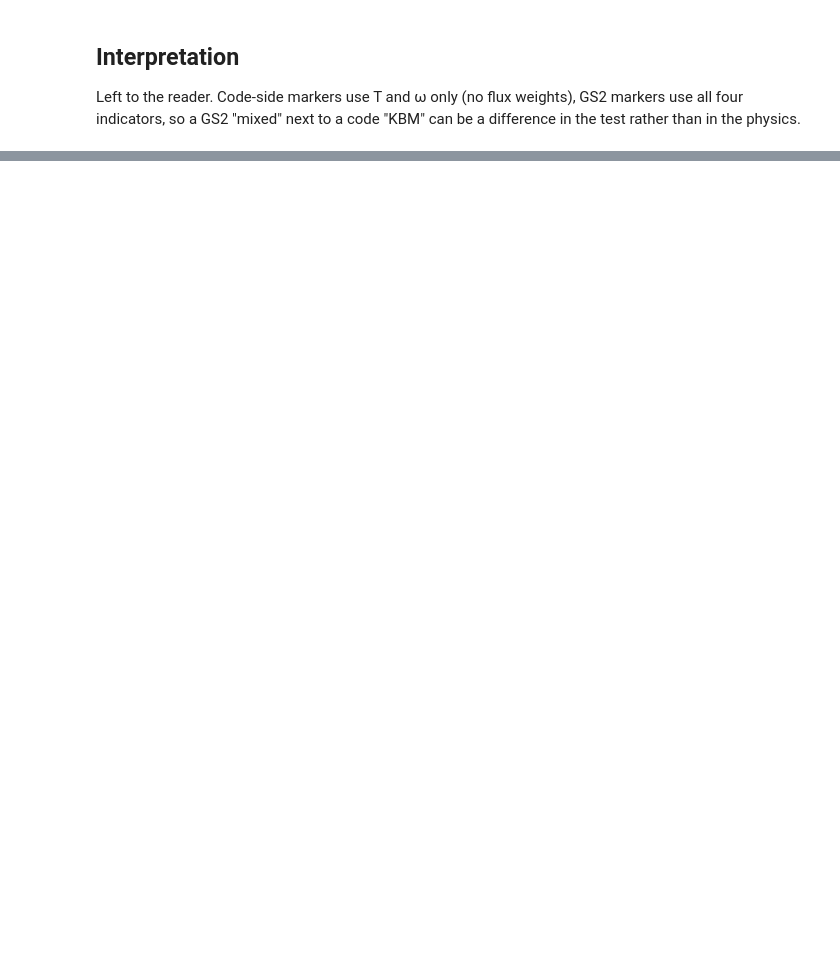
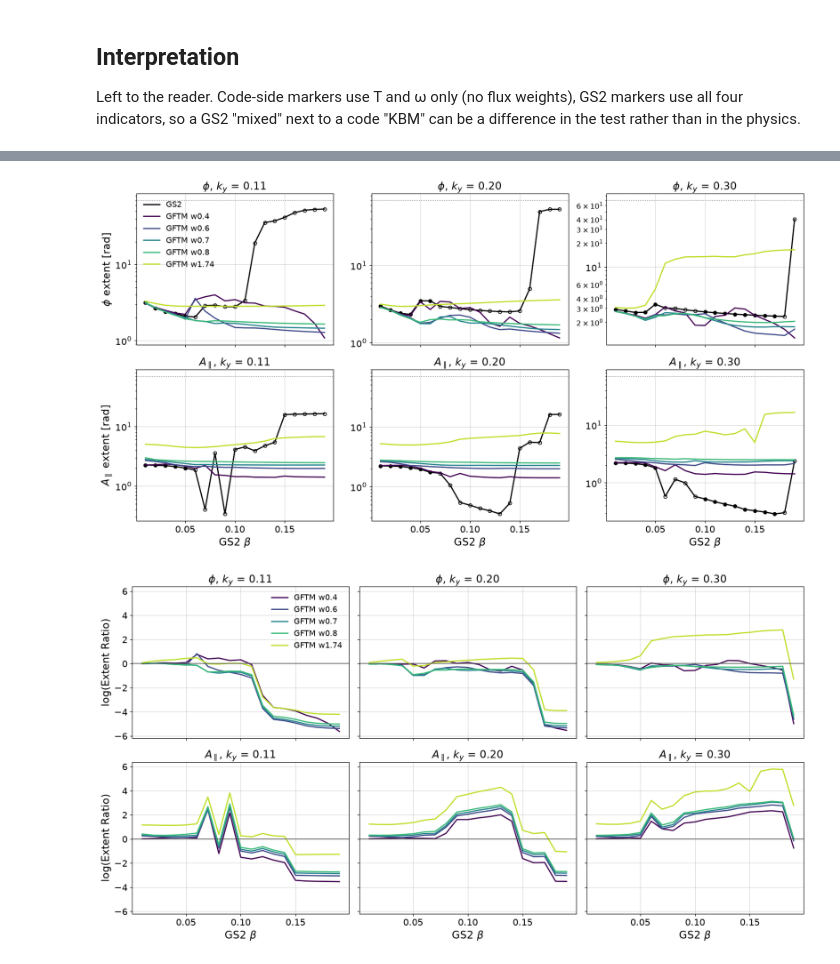
Before and after one commit to FelixWattsYork/General_Analysis, a Jupyter notebook: notebooks/beta_stabilisation_modes.ipynb, the cells around one changed output, grey strips where cells are left out. Drawn from its saved outputs; the diff is of its cells as text; code cells hidden in the pictures; blank space fills up the shorter version.

```diff
--- a/notebooks/beta_stabilisation_modes.ipynb
+++ b/notebooks/beta_stabilisation_modes.ipynb
@@ -206,0 +317,10 @@ GS2 "mixed" next to a code "KBM" can be a difference in the test rather than in
+# %%
+g = {lab: v(dominant(d, "growth_rate")) for lab, d in R.items()}
+rows = [{"ky": round(float(gs2[r4].ky[i]), 3), "beta": beta_r4[j], "GS2 tol": tol[i, j],
+         **{lab: g[lab][i, j] for lab in R}} for i in iky for j in range(beta_r4.size) if beta_r4[j] >= 0.07]
+with pd.option_context("display.float_format", "{:.3g}".format, "display.width", 200):
+    print(pd.DataFrame(rows).to_string(index=False))
+
+cells = {"control": (iky[1], jlo), "high, ky 0.11": (iky[0], jhi), "high, ky 0.2": (iky[1], jhi)}
+for name, (i, j) in cells.items():
+    print(f"{name}: ky {float(gs2[r4].ky[i]):.3f} beta {beta_r4[j]:.2f}  " + "  ".join(f"{lab} {g[lab][i, j]:+.3f}" for lab in R))
@@ -206,0 +394,38 @@ GS2 "mixed" next to a code "KBM" can be a difference in the test rather than in
+# %%
+ext = {lab: {k: v(dominant(d, "extent").sel(field=k)) for k in ("phi", "apar")} for lab, d in R.items()}
+box = float(np.ptp(v(R["GS2"].theta)))
+unconv = tol >= tol_unconverged
+
+fig_ext, axes = plt.subplots(2, len(iky), figsize=(5 * len(iky), 8), sharex=True)
+fig_rat, axes_r = plt.subplots(2, len(iky), figsize=(5 * len(iky), 8), sharex=True, sharey=True)
+for col, i in enumerate(iky):
+    for row, k in enumerate(("phi", "apar")):
+        ax, axr = axes[row, col], axes_r[row, col]
+        e2 = ext["GS2"][k][i]
+        ax.plot(beta_r4, e2, color="k", label="GS2", marker="none")
+        ax.plot(beta_r4[~unconv[i]], e2[~unconv[i]], color="k", ls="", marker="o", ms=5)
+        ax.plot(beta_r4[unconv[i]], e2[unconv[i]], color="k", ls="", marker="o", ms=5, mfc="none")
+        for lab in r4_codes:
+            ax.plot(beta_r4, ext[lab][k][i], color=colour[lab], label=lab, marker="none")
+            axr.plot(beta_r4, np.log2(ext[lab][k][i] / e2), color=colour[lab], label=lab, marker="none")
+        ax.axhline(box, color="0.5", ls=":", lw=1, marker="")
+        axr.axhline(0, color="0.3", lw=1, marker="")
+        ax.set_yscale("log")
+        ax.set_title(rf"{field_label[k]}, $k_y$ = {float(gs2[r4].ky[i]):.2f}", fontsize=16)
+        axr.set_title(rf"{field_label[k]}, $k_y$ = {float(gs2[r4].ky[i]):.2f}", fontsize=16)
+for a in (axes, axes_r):
+    for ax in a.flat:
+        ax.tick_params(labelsize=14)
+    for ax in a[-1]:
+        ax.set_xlabel(r"GS2 $\beta$", fontsize=16)
+for row, k in enumerate(("phi", "apar")):
+    axes[row, 0].set_ylabel(f"{field_label[k]} extent [rad]", fontsize=16)
+    axes_r[row, 0].set_ylabel("log(Extent Ratio)", fontsize=16)
+axes[0, 0].legend(fontsize=12)
+axes_r[0, 0].legend(fontsize=12)
+fig_ext.tight_layout()
+fig_rat.tight_layout()
+plt.show()
+# %% [output]
+[figure, added]
+[figure, added]
```
Also changed, not shown: parts of 20 cells of this notebook.
